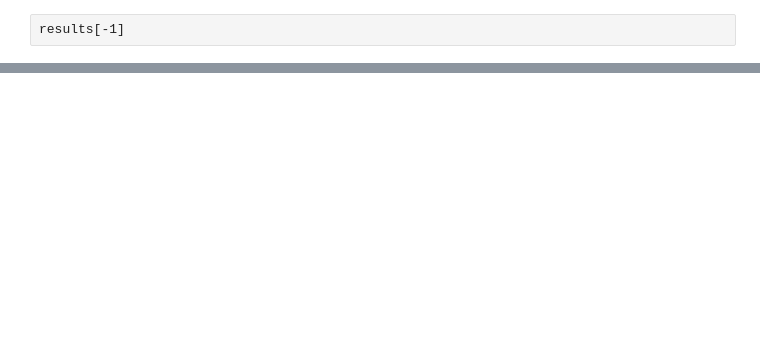
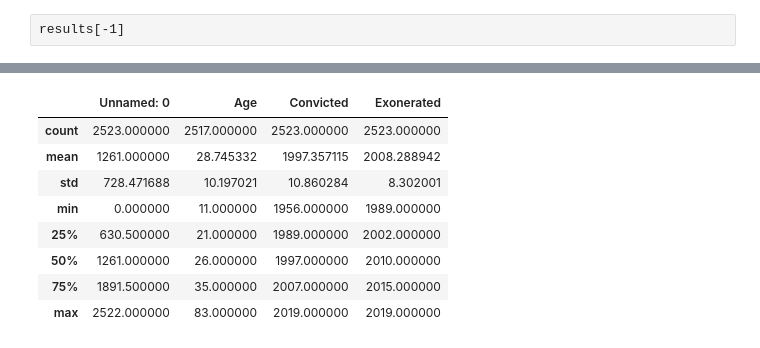
Before and after one commit to Anna1027/NRE_web-scraping, a Jupyter notebook: annajoen.ipynb, the cells around one changed output, grey strips where cells are left out. Drawn from its saved outputs; the diff is of its cells as text; code cells hidden in the pictures; blank space fills up the shorter version.

```diff
--- a/annajoen.ipynb
+++ b/annajoen.ipynb
@@ -171,0 +150,12 @@ plt.plot()
+# %%
+df2.describe()
+# %% [output]
+|  | Unnamed: 0 | Age | Convicted | Exonerated |
+| count | 2523.000000 | 2517.000000 | 2523.000000 | 2523.000000 |
+| mean | 1261.000000 | 28.745332 | 1997.357115 | 2008.288942 |
+| std | 728.471688 | 10.197021 | 10.860284 | 8.302001 |
+| min | 0.000000 | 11.000000 | 1956.000000 | 1989.000000 |
+| 25% | 630.500000 | 21.000000 | 1989.000000 | 2002.000000 |
+| 50% | 1261.000000 | 26.000000 | 1997.000000 | 2010.000000 |
+| 75% | 1891.500000 | 35.000000 | 2007.000000 | 2015.000000 |
+| max | 2522.000000 | 83.000000 | 2019.000000 | 2019.000000 |
```
Also changed, not shown: parts of 13 cells of this notebook, 3 other files.
